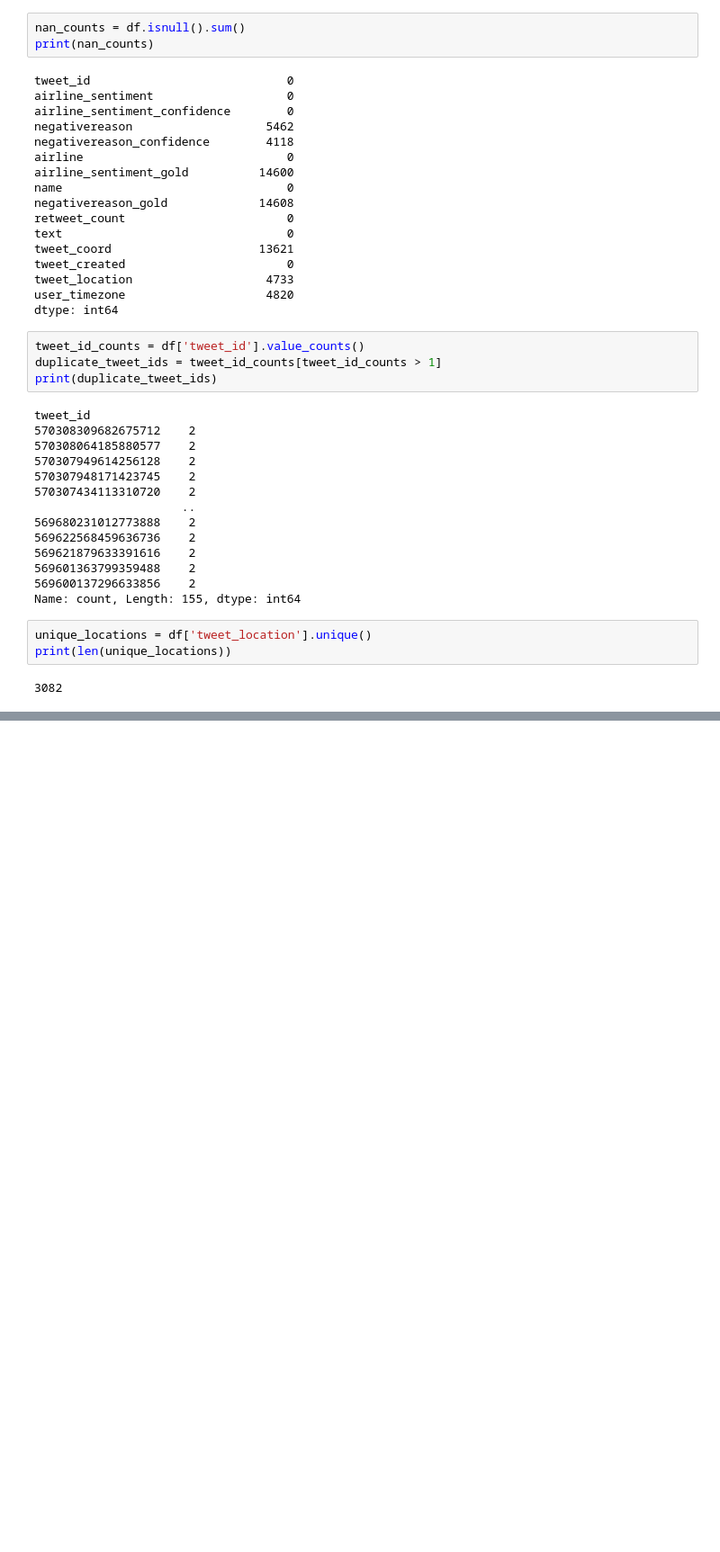
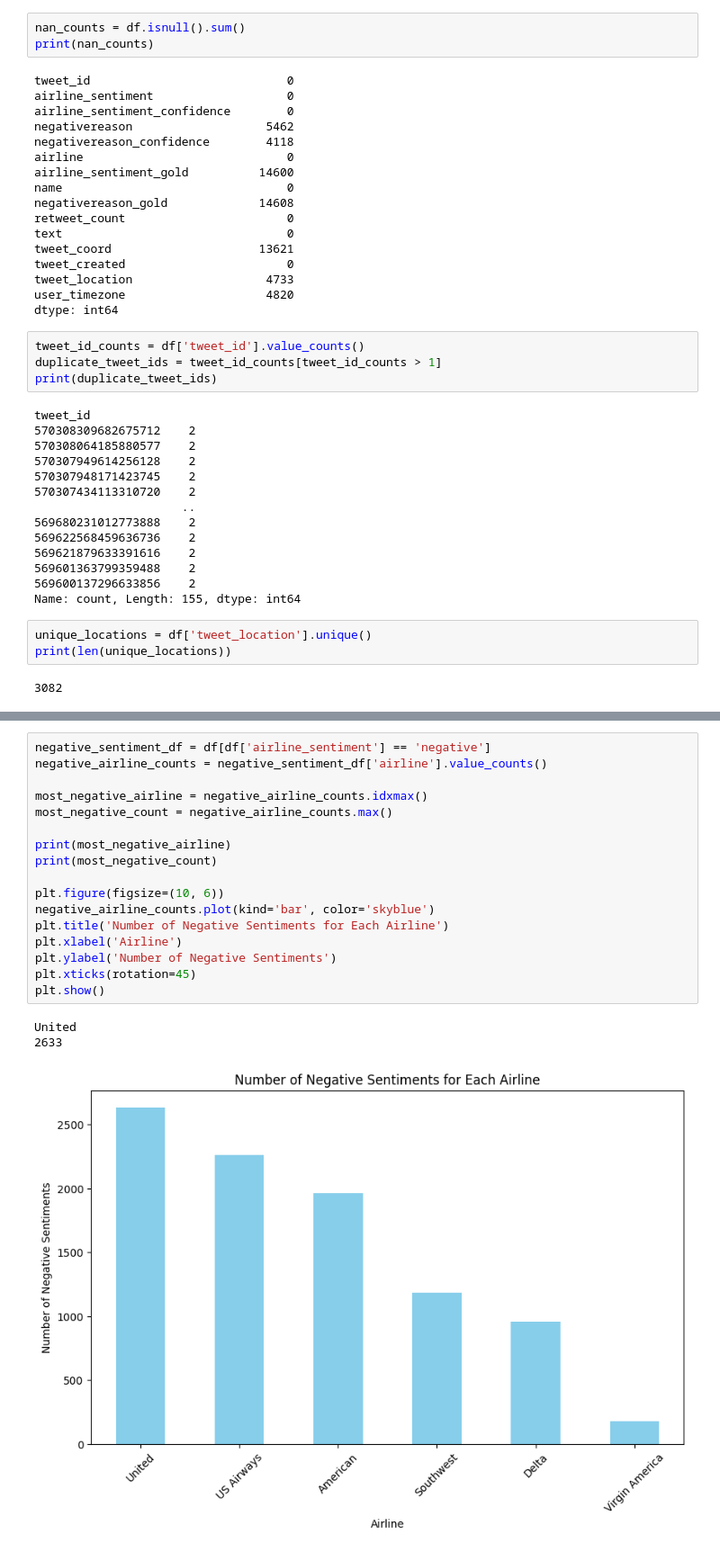
Before and after one commit to lucaswin89/Sentiment-Analysis-using-Machine-Learning-Models, a Jupyter notebook: EDA.ipynb, the cells around one changed output, grey strips where cells are left out. Shown at 90% size. Drawn from its saved outputs; the diff is of its cells as text; blank space fills up the shorter version.

```diff
--- a/EDA.ipynb
+++ b/EDA.ipynb
@@ -80,0 +104,21 @@ filtered_df
+# %%
+negative_sentiment_df = df[df['airline_sentiment'] == 'negative']
+negative_airline_counts = negative_sentiment_df['airline'].value_counts()
+
+most_negative_airline = negative_airline_counts.idxmax()
+most_negative_count = negative_airline_counts.max()
+
+print(most_negative_airline)
+print(most_negative_count)
+
+plt.figure(figsize=(10, 6))
+negative_airline_counts.plot(kind='bar', color='skyblue')
+plt.title('Number of Negative Sentiments for Each Airline')
+plt.xlabel('Airline')
+plt.ylabel('Number of Negative Sentiments')
+plt.xticks(rotation=45)
+plt.show()
+# %% [output]
+United
+2633
+[figure, added]
```
Also changed, not shown: parts of 4 cells of this notebook.
